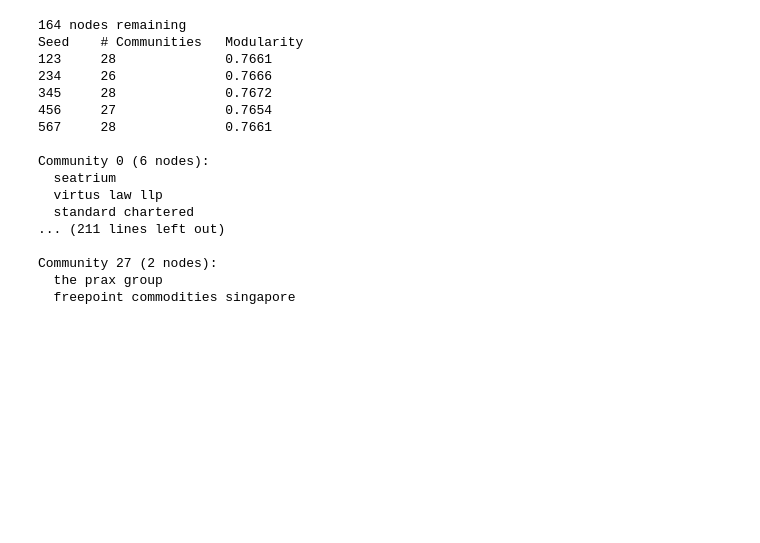
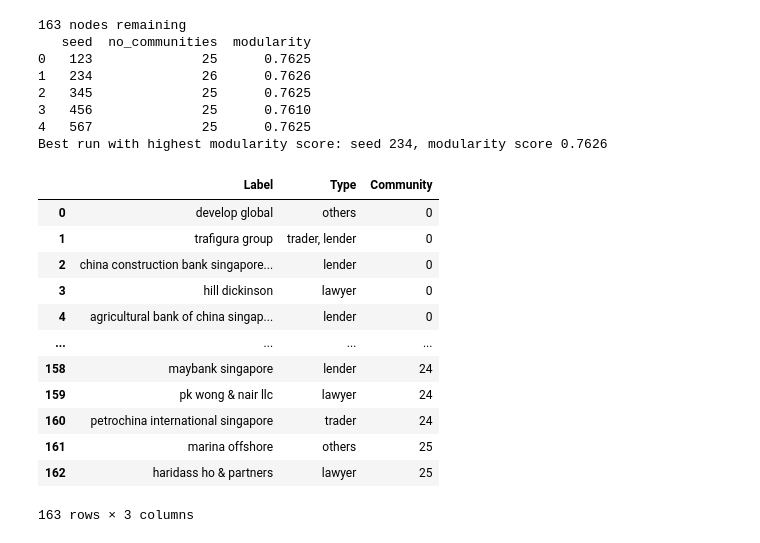
Before and after one commit to Mona212004/sna_trader_financier_lawyer, a Jupyter notebook: network_analysis/network_analysis.ipynb, the cells around one changed output. Saved outputs shown, nothing was run; the diff lists cells and outputs as text; code cells hidden in the pictures; blank space fills up the shorter version.

```diff
--- a/network_analysis/network_analysis.ipynb
+++ b/network_analysis/network_analysis.ipynb
@@ -59,9 +64,11 @@ UG = nx.Graph()
 records1 = node1.set_index("label").to_dict("index")
 records2 = node2.set_index("label").to_dict("index")
 records3 = node3.set_index("label").to_dict("index")
+records4 = others.set_index("label").to_dict("index")
 UG.add_nodes_from(records1.items())
 UG.add_nodes_from(records2.items())
 UG.add_nodes_from(records3.items())
+UG.add_nodes_from(others.items())
 
 # add edges
 edges = [(row.From, row.To, {'type':row.Type}) for row in edge_list[['From','To','Type']].itertuples()]
@@ -69,54 +76,79 @@ UG.add_edges_from(edges)
 # UG['trafigura group']['trafigura carbon trading'] > {'type':'owns'}
 
 def remove_isolated_nodes_undirected(G):
     G = G.copy()
     isolated = [n for n in G.nodes() if G.degree(n) == 0]
     G.remove_nodes_from(isolated)
     return G
 
 UG = remove_isolated_nodes_undirected(UG)
 print(UG.number_of_nodes(), "nodes remaining")
 
 # community detection, run five times with different random seeds
 run1 = nx.community.louvain_communities(UG, seed=123) # visualize
 run2 = nx.community.louvain_communities(UG, seed=234)
 run3 = nx.community.louvain_communities(UG, seed=345)
 run4 = nx.community.louvain_communities(UG, seed=456)
 run5 = nx.community.louvain_communities(UG, seed=567)
 
 runs = {
     123: run1,
     234: run2,
     345: run3,
     456: run4,
     567: run5,
 }
 
-print(f"{'Seed':<8}{'# Communities':<16}{'Modularity':<12}")
+mods = []
+no_communities = []
 for seed, run in runs.items():
     mod = nx.community.modularity(UG, run)
-    print(f"{seed:<8}{len(run):<16}{mod:.4f}")
+    mods.append(mod)
 
-best_run = run3  # seed 345
-for i, community in enumerate(best_run):
-    print(f"\nCommunity {i} ({len(community)} nodes):")
-    for node in community:
-        print(" ", node)
+five_runs_df = pd.DataFrame(columns=['seed','no_communities', 'modularity'])
+five_runs_df['seed'] = list(runs.keys())
+five_runs_df['no_communities'] = [len(run) for seed,run in runs.items()]
+five_runs_df["modularity"] = [round(m, 4) for m in mods]
+print(five_runs_df)
+
+max_mod = five_runs_df["modularity"].max()
+best_row = five_runs_df.loc[five_runs_df["modularity"] == max_mod].iloc[0]
+print(f"Best run with highest modularity score: seed {int(best_row['seed'])}, modularity score {best_row['modularity']}")
+
+# check run with seed 234 for the communities
+# create a node list with label, type, community
+rows = []
+for idx, community in enumerate(runs[234]):
+    names = []
+    for name in community:
+        rows.append({'Label':name, 'Community': idx})
+original_comm = pd.DataFrame(rows)
+
+label_lookups = pd.concat([
+    node1.set_index('label')['role'], node2.set_index('label')['role'], node3.set_index('label')['role'], others.set_index('label')['role']])
+original_comm.insert(1, "Type", original_comm["Label"].map(label_lookups))
+
+# save original community and five_runs_df
+original_comm
 # %% [output]
-164 nodes remaining
-Seed    # Communities   Modularity
-123     28              0.7661
-234     26              0.7666
-345     28              0.7672
-456     27              0.7654
-567     28              0.7661
-
-Community 0 (6 nodes):
-  seatrium
-  virtus law llp
-  standard chartered
-... (211 lines left out)
-
-Community 27 (2 nodes):
-  the prax group
-  freepoint commodities singapore
+163 nodes remaining
+   seed  no_communities  modularity
+0   123              25      0.7625
+1   234              26      0.7626
+2   345              25      0.7625
+3   456              25      0.7610
+4   567              25      0.7625
+Best run with highest modularity score: seed 234, modularity score 0.7626
+|  | Label | Type | Community |
+| 0 | develop global | others | 0 |
+| 1 | trafigura group | trader, lender | 0 |
+| 2 | china construction bank singapore... | lender | 0 |
+| 3 | hill dickinson | lawyer | 0 |
+| 4 | agricultural bank of china singap... | lender | 0 |
+| ... | ... | ... | ... |
+| 158 | maybank singapore | lender | 24 |
+| 159 | pk wong & nair llc | lawyer | 24 |
+| 160 | petrochina international singapore | trader | 24 |
+| 161 | marina offshore | others | 25 |
+| 162 | haridass ho & partners | lawyer | 25 |
+163 rows × 3 columns
```
Also changed, not shown: parts of 17 cells of this notebook, 18 other files.
